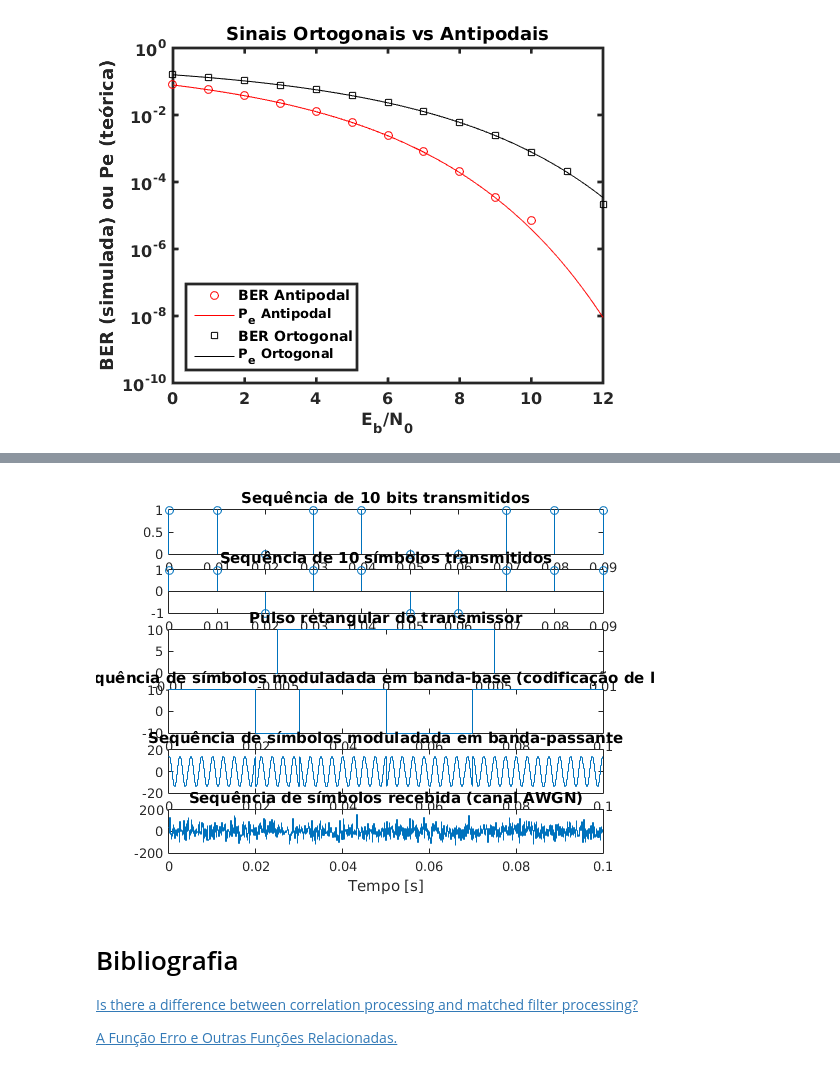
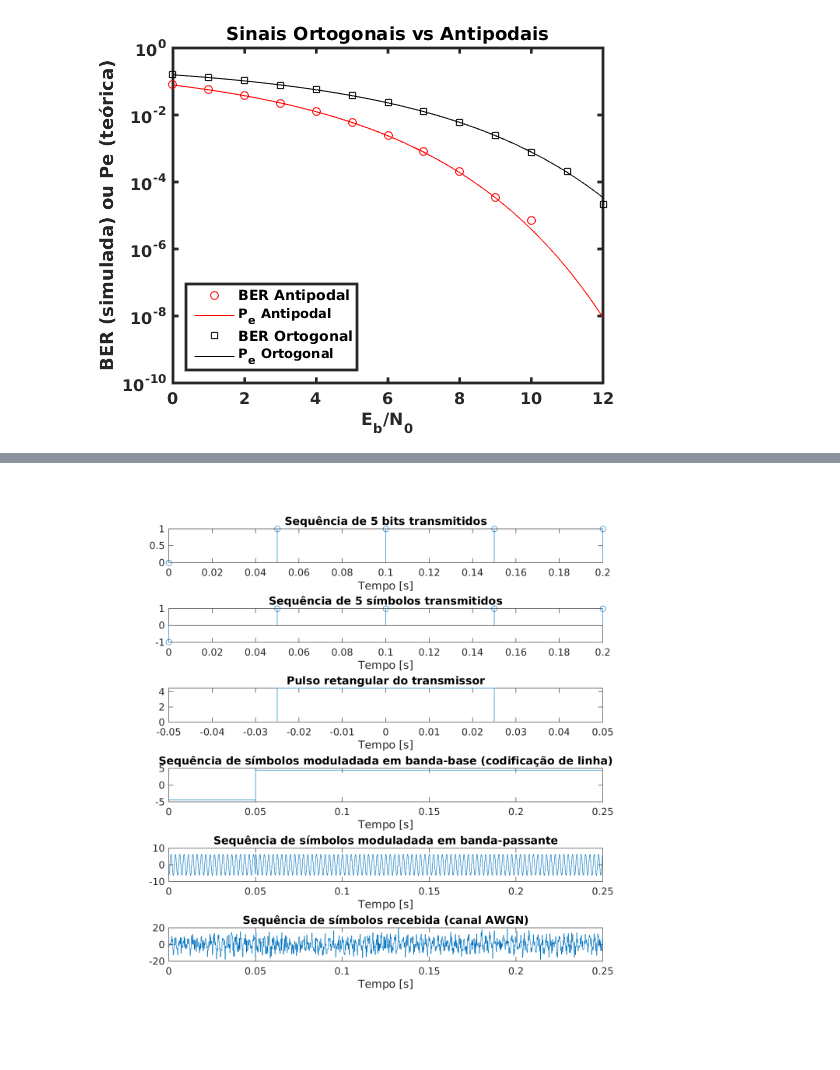
Before and after one commit to josemcast/DCO2004_LabPSC, a Jupyter notebook: h09.ipynb, the cells around one changed output, grey strips where cells are left out. Drawn from its saved outputs; the diff is of its cells as text; code cells hidden in the pictures.

```diff
--- a/h09.ipynb
+++ b/h09.ipynb
@@ -1238,12 +1461,12 @@ Dados digitais posssuem um espectro amplo com um conteúdo de baixa frequência
 # %%
 close all;clc;clear all;
 % Parâmetros
-EbNo_dB = 5;                       % Eb/No da simulação (somente um valor)
+EbNo_dB = 20;                      % Eb/No da simulação (somente um valor)
 EbNo = 10^(EbNo_dB/10);            % Eb/No em escala linear
 % Transmitir 1 quadro de Na bits com nSamp amostras
 Na = 1000;                         % Número de bits por quadro
-nAmoSim = 128;                     % Número de amostras por símbolo
-T = 0.01;                          % Tempo de símbolo (duração do símbolo em seg/símbolo)
+nAmoSim = 256;                     % Número de amostras por símbolo
+T = 0.05;                          % Tempo de símbolo (duração do símbolo em seg/símbolo)
 Ts = T / nAmoSim;                  % Tempo de amostragem do pulso (amostras/seg)
 Ns = Na * nAmoSim;                 % Número de amostras
 t = (0:Ns-1)*Ts;                   % Eixo do tempo
@@ -1269,8 +1492,10 @@ No = Eb/EbNo;
 vtRxBP =  vtTxBP + sqrt(1/Ts*No/2)*randn(1, length(vtTxBP));
 %
 % Gráficos
-figure;
-nPontos = 10;                      % Plotar somente os nPontos iniciais
+fig = figure;
+fig.PaperUnits = 'inches';
+fig.PaperPosition = [0 0 15 15];
+nPontos = 5;                      % Plotar somente os nPontos iniciais
 % Bits
 subplot(6,1,1);
 tBits = [0:nPontos-1]*Ts*nAmoSim;
@@ -1284,37 +1509,31 @@ tSim = [0:nPontos-1]*Ts*nAmoSim;
 stem(tSim,vtTxSim(1:nPontos));
 title(['Sequência de ' num2str(nPontos) ' símbolos transmitidos']);
 xlabel('Tempo [s]');
 %
 % Pulso
 subplot(6,1,3);
 thT = [-nAmoSim/2:nAmoSim/2-1]*Ts;
 stairs([thT(1)-Ts thT thT(end)+Ts],[0 hT 0]);
 title('Pulso retangular do transmissor');
 xlabel('Tempo [s]');
 axis([-nAmoSim*Ts nAmoSim*Ts 0 1/sqrt(T)]);
 %
 % Codificador de linha (modulação em banda-base)
 subplot(6,1,4);
 tMod = [0:nPontos*nAmoSim-1]*Ts;
 stairs(tMod,vtTxBB(1:nPontos*nAmoSim));
 title('Sequência de símbolos moduladada em banda-base (codificação de linha)');
 xlabel('Tempo [s]');
 %
 % Modulador em banda-passante
 subplot(6,1,5);
 stairs(tMod,vtTxBP(1:nPontos*nAmoSim));
 title('Sequência de símbolos moduladada em banda-passante');
 xlabel('Tempo [s]');
 % Sinal recebido (canal AWGN)
 subplot(6,1,6);
 stairs(tMod,vtRxBP(1:nPontos*nAmoSim));
 title('Sequência de símbolos recebida (canal AWGN)');
 xlabel('Tempo [s]');
 # %% [output]
-[figure, old version]
+[figure, new version]
-# %% [markdown]
-# Bibliografia
-
-[Is there a difference between correlation processing and matched filter processing?](https://physics.stackexchange.com/questions/123665/is-there-a-difference-between-correlation-processing-and-matched-filter-processi)
-
-[A Função Erro e Outras Funções Relacionadas.](http://www.obaricentrodamente.com/2013/04/a-funcao-erro-e-outras-funcoes.html)
```
Also changed, not shown: parts of 12 cells of this notebook.
